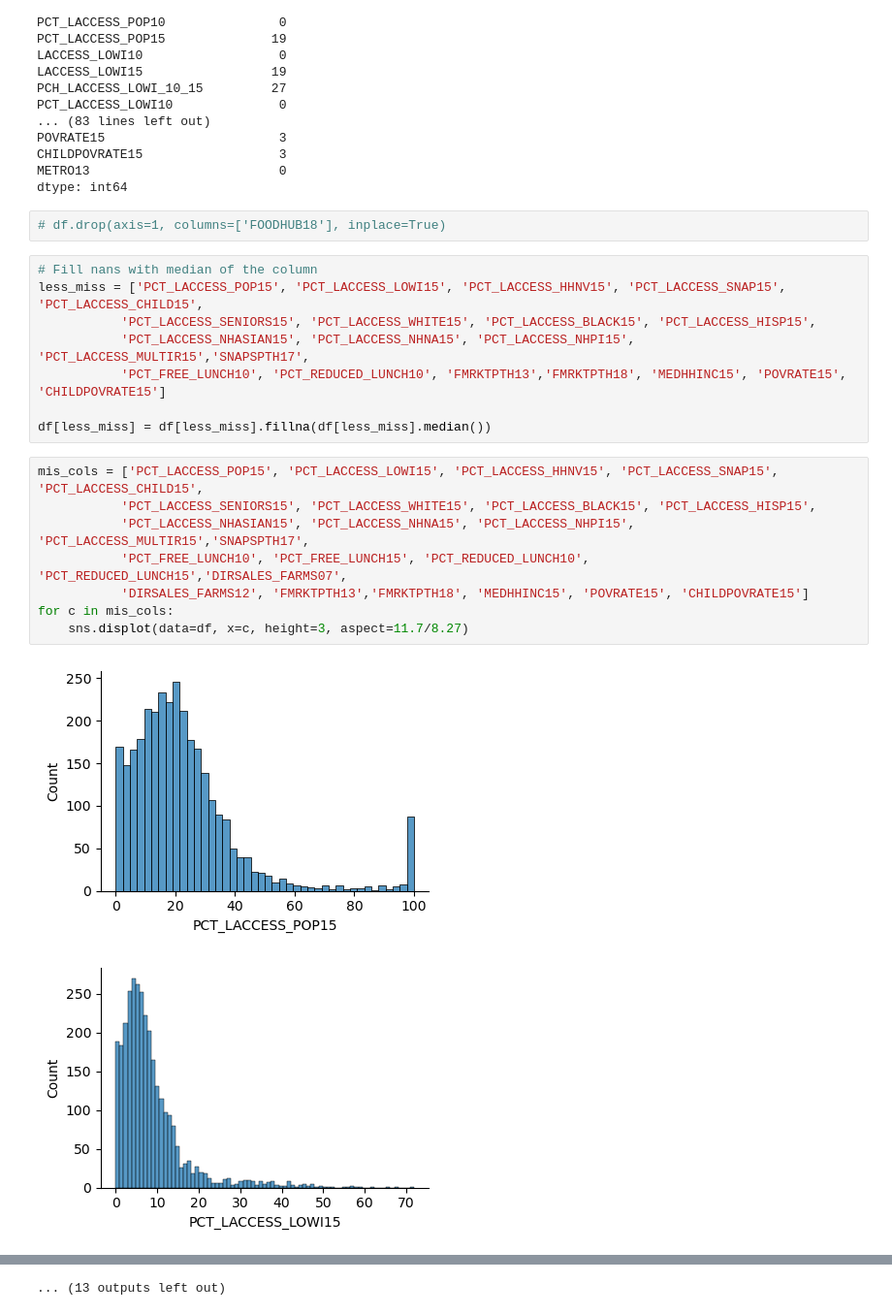
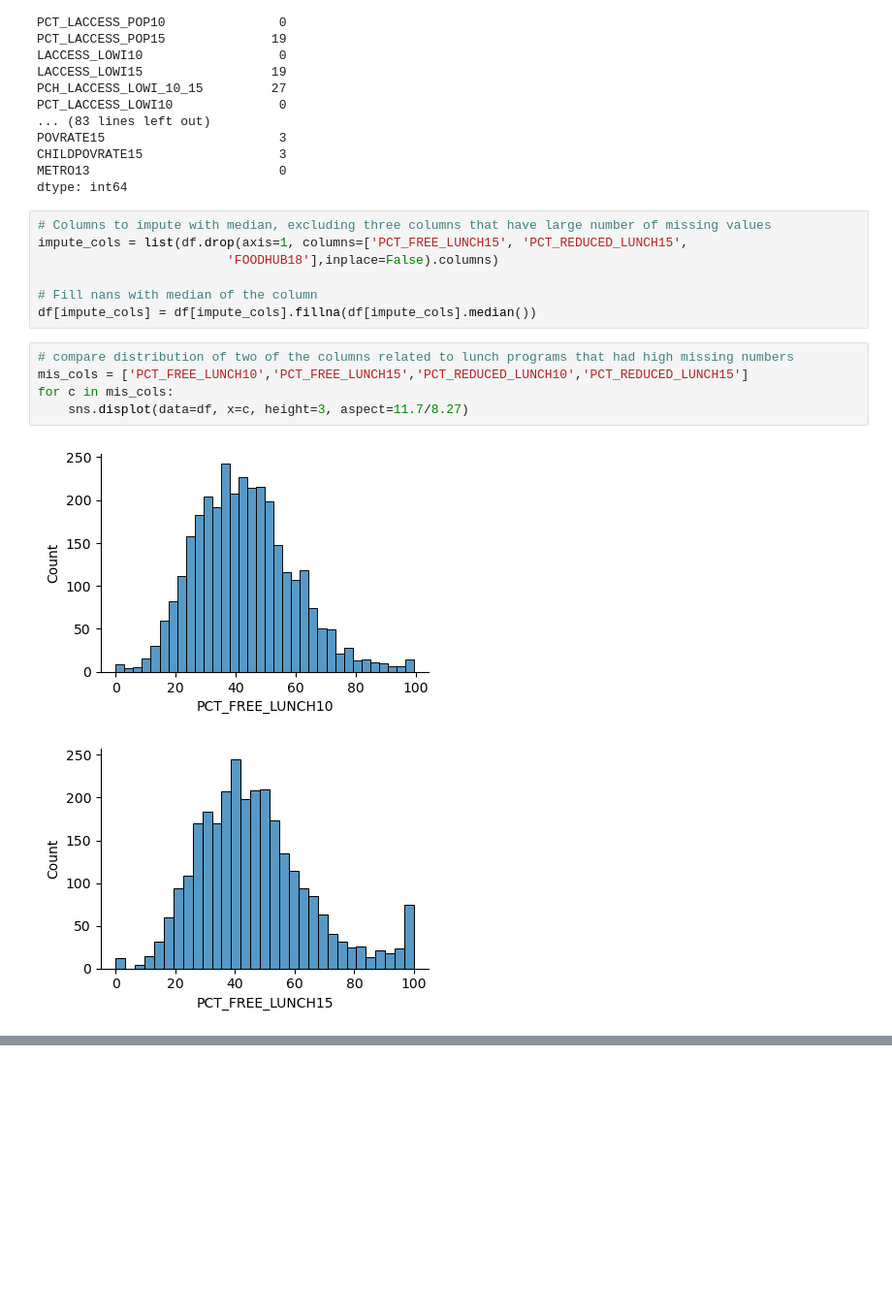
Before and after one commit to tsherpa9/capstone, a Jupyter notebook: src/Cleaning.ipynb, the cells around one changed output, grey strips where cells are left out. Shown: that part at 97% size. Cells and saved outputs as stored; diff of their text form; blank space fills up the shorter version.

```diff
--- a/src/Cleaning.ipynb
+++ b/src/Cleaning.ipynb
@@ -164,24 +159,18 @@ POVRATE15                       3
 CHILDPOVRATE15                  3
 METRO13                         0
 dtype: int64
-# %%
-# df.drop(axis=1, columns=['FOODHUB18'], inplace=True)
-# %%
-# Fill nans with median of the column
-less_miss = ['PCT_LACCESS_POP15', 'PCT_LACCESS_LOWI15', 'PCT_LACCESS_HHNV15', 'PCT_LACCESS_SNAP15', 'PCT_LACCESS_CHILD15',
-           'PCT_LACCESS_SENIORS15', 'PCT_LACCESS_WHITE15', 'PCT_LACCESS_BLACK15', 'PCT_LACCESS_HISP15',
-           'PCT_LACCESS_NHASIAN15', 'PCT_LACCESS_NHNA15', 'PCT_LACCESS_NHPI15', 'PCT_LACCESS_MULTIR15','SNAPSPTH17',
-           'PCT_FREE_LUNCH10', 'PCT_REDUCED_LUNCH10', 'FMRKTPTH13','FMRKTPTH18', 'MEDHHINC15', 'POVRATE15', 'CHILDPOVRATE15']
-
-df[less_miss] = df[less_miss].fillna(df[less_miss].median())
+# %%
+# Columns to impute with median, excluding three columns that have large number of missing values
+impute_cols = list(df.drop(axis=1, columns=['PCT_FREE_LUNCH15', 'PCT_REDUCED_LUNCH15',
+                         'FOODHUB18'],inplace=False).columns)
+
+# Fill nans with median of the column
+df[impute_cols] = df[impute_cols].fillna(df[impute_cols].median())
 # %%
-mis_cols = ['PCT_LACCESS_POP15', 'PCT_LACCESS_LOWI15', 'PCT_LACCESS_HHNV15', 'PCT_LACCESS_SNAP15', 'PCT_LACCESS_CHILD15',
-           'PCT_LACCESS_SENIORS15', 'PCT_LACCESS_WHITE15', 'PCT_LACCESS_BLACK15', 'PCT_LACCESS_HISP15',
-           'PCT_LACCESS_NHASIAN15', 'PCT_LACCESS_NHNA15', 'PCT_LACCESS_NHPI15', 'PCT_LACCESS_MULTIR15','SNAPSPTH17',
-           'PCT_FREE_LUNCH10', 'PCT_FREE_LUNCH15', 'PCT_REDUCED_LUNCH10', 'PCT_REDUCED_LUNCH15','DIRSALES_FARMS07',
-           'DIRSALES_FARMS12', 'FMRKTPTH13','FMRKTPTH18', 'MEDHHINC15', 'POVRATE15', 'CHILDPOVRATE15']
+# compare distribution of two of the columns related to lunch programs that had high missing numbers
+mis_cols = ['PCT_FREE_LUNCH10','PCT_FREE_LUNCH15','PCT_REDUCED_LUNCH10','PCT_REDUCED_LUNCH15']
 for c in mis_cols:
     sns.displot(data=df, x=c, height=3, aspect=11.7/8.27)
 # %% [output]
-[figure, old version]
+[figure, new version]
-[figure, old version]
+[figure, new version]
@@ -198 +178,0 @@ for c in mis_cols:
-... (13 outputs left out)
```
Also changed, not shown: parts of 16 cells of this notebook, 2 other files.
